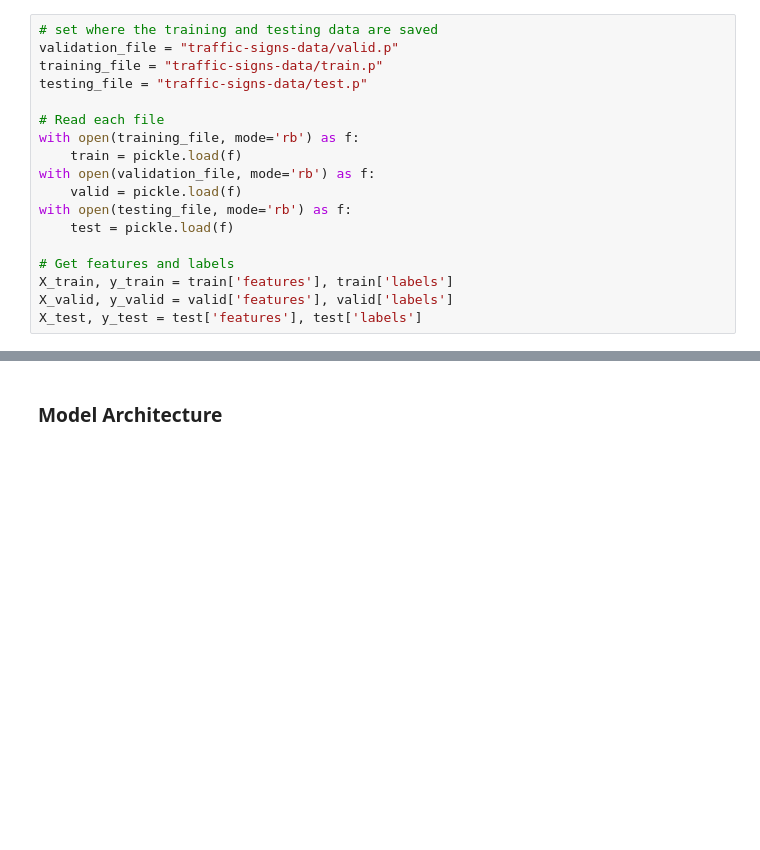
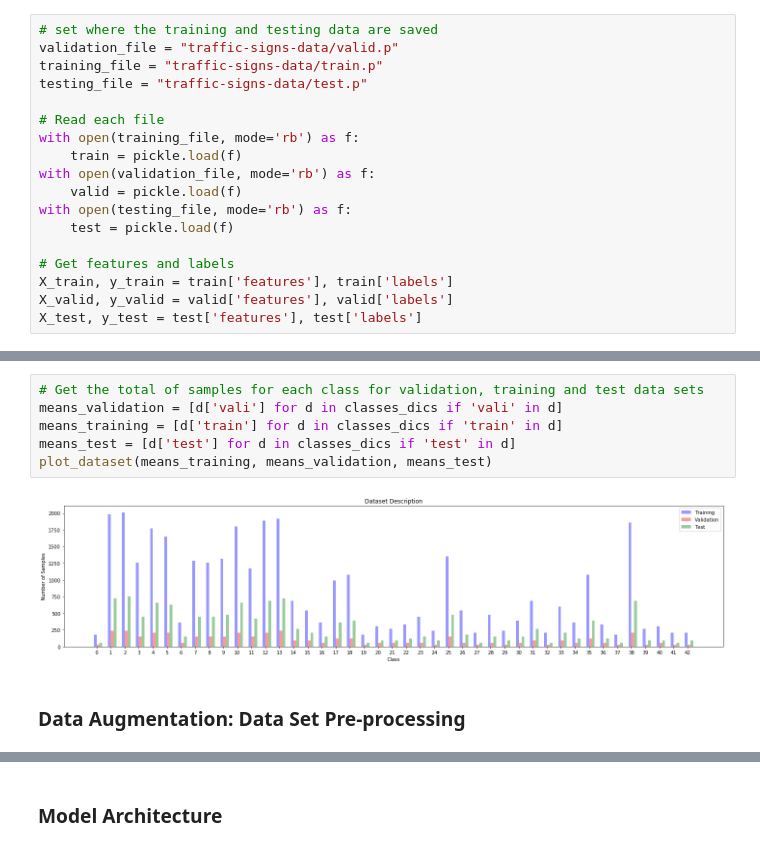
Before and after one commit to JohnBetaCode/CarND-P3-Traffic_Sign_Classifier, a Jupyter notebook: Traffic_Sign_Classifier.ipynb, the cells around one changed output, grey strips where cells are left out. Drawn from its saved outputs; the diff is of its cells as text; blank space fills up the shorter version.

```diff
--- a/Traffic_Sign_Classifier.ipynb
+++ b/Traffic_Sign_Classifier.ipynb
@@ -80,0 +194,10 @@ import matplotlib.pyplot as plt
+# %%
+# Get the total of samples for each class for validation, training and test data sets
+means_validation = [d['vali'] for d in classes_dics if 'vali' in d]
+means_training = [d['train'] for d in classes_dics if 'train' in d]
+means_test = [d['test'] for d in classes_dics if 'test' in d]
+plot_dataset(means_training, means_validation, means_test)
+# %% [output]
+[figure, added]
+# %% [markdown]
+### Data Augmentation:  Data Set Pre-processing
```
Also changed, not shown: parts of 46 cells of this notebook, 24 other files.
